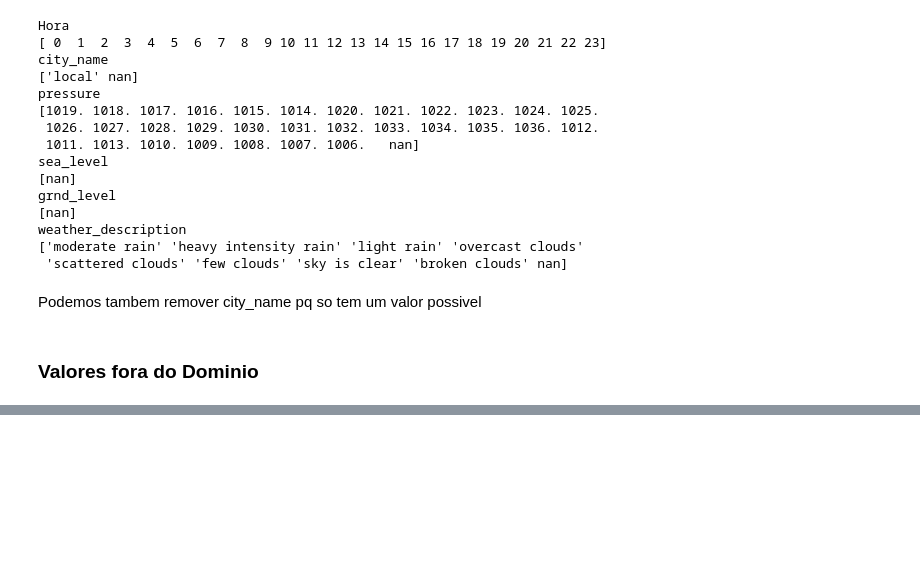
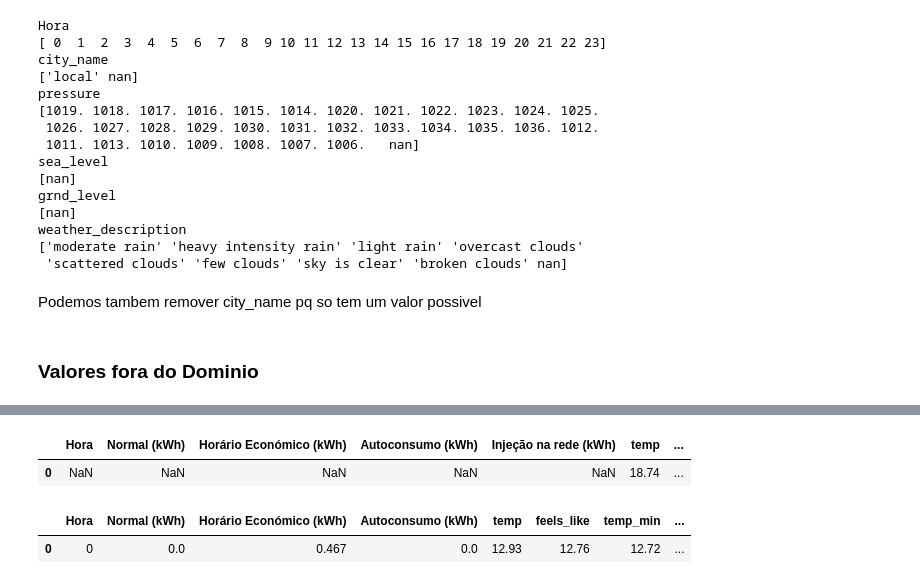
Before and after one commit to JoseRuiSilva/Sistemas_grupo3, a Jupyter notebook: data_understanding_preparation.ipynb, the cells around one changed output, grey strips where cells are left out. Cells and saved outputs as stored; diff of their text form; code cells hidden in the pictures; blank space fills up the shorter version.

```diff
--- a/data_understanding_preparation.ipynb
+++ b/data_understanding_preparation.ipynb
@@ -282,0 +362,3 @@ def iqr(column):
+# %%
+df_teste['rain_1h'] = df_teste['rain_1h'].fillna(0)
+df_treino['rain_1h'] = df_treino['rain_1h'].fillna(0)
@@ -282,0 +376,12 @@ def iqr(column):
+# %%
+cols_remover = ['DataHora','Data', 'dt', 'dt_iso', 'city_name', 'sea_level', 'grnd_level']
+df_treino.drop(columns=[c for c in cols_remover if c in df_treino.columns], inplace=True)
+display(df_treino.head(1))
+
+df_teste.drop(columns=[c for c in cols_remover if c in df_teste.columns], inplace=True)
+display(df_teste.head(1))
+# %% [output]
+|  | Hora | Normal (kWh) | Horário Económico (kWh) | Autoconsumo (kWh) | Injeção na rede (kWh) | temp | ... |
+| 0 | NaN | NaN | NaN | NaN | NaN | 18.74 | ... |
+|  | Hora | Normal (kWh) | Horário Económico (kWh) | Autoconsumo (kWh) | temp | feels_like | temp_min | ... |
+| 0 | 0 | 0.0 | 0.467 | 0.0 | 12.93 | 12.76 | 12.72 | ... |
```
Also changed, not shown: parts of 13 cells of this notebook, 4 other files.
